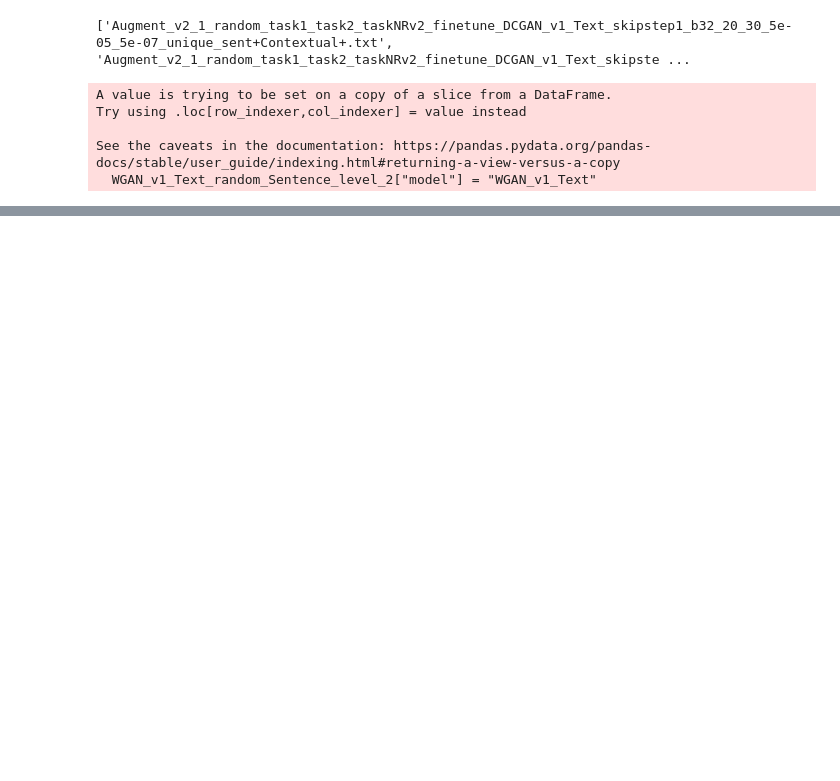
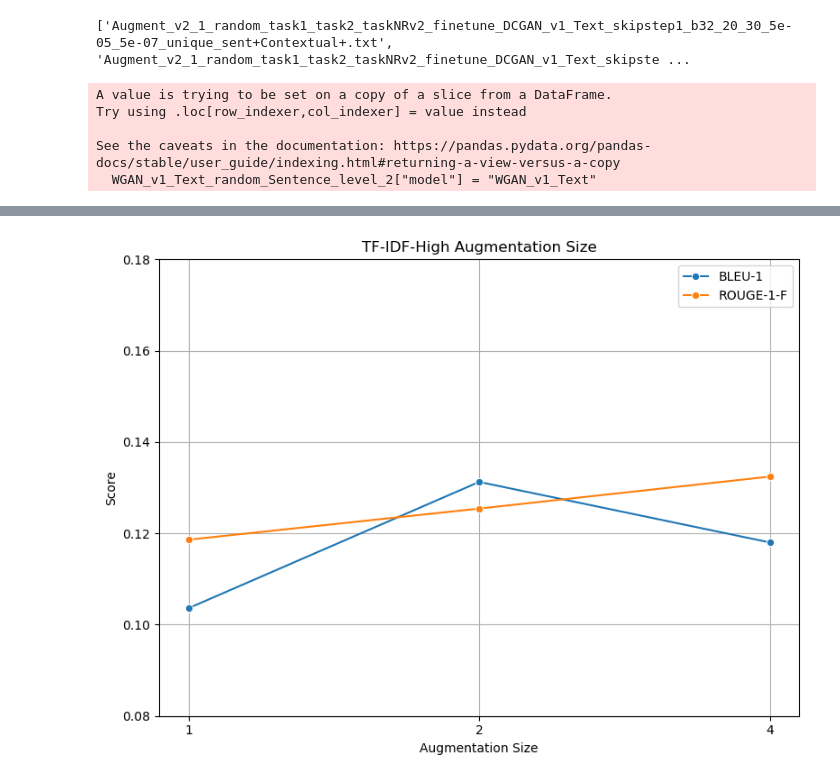
Before and after one commit to NiallMcguire/SIGIR_EEG_GAN, a Jupyter notebook: Development/EEG-To-Text-GAN/Results/EEG-Text-Augmentation.ipynb, the cells around one changed output, grey strips where cells are left out. Drawn from its saved outputs; the diff is of its cells as text; code cells hidden in the pictures; blank space fills up the shorter version.

```diff
--- a/Development/EEG-To-Text-GAN/Results/EEG-Text-Augmentation.ipynb
+++ b/Development/EEG-To-Text-GAN/Results/EEG-Text-Augmentation.ipynb
@@ -130,0 +133,43 @@ plot_generation_level_augmentation_scores("Sentence_Level")
+# %%
+def plot_augmentation_type_augmentation_scores(augmentation_type="random"):
+    augmentation_type_df = final_df[final_df['augmentation_type'] == augmentation_type]
+    one_augmentation_df = augmentation_type_df[augmentation_type_df['augmentation_size'] == "1"]
+    one_augmentation_df_avg_blue = one_augmentation_df['BLEU-1'].mean()
+    one_augmentation_df_avg_rouge = one_augmentation_df['rouge-1-f'].mean()
+
+
+    two_augmentation_df = augmentation_type_df[augmentation_type_df['augmentation_size'] == "2"]
+    two_augmentation_df_avg_blue = two_augmentation_df['BLEU-1'].mean()
+    two_augmentation_df_avg_rouge = two_augmentation_df['rouge-1-f'].mean()
+
+    four_augmentation_df = augmentation_type_df[augmentation_type_df['augmentation_size'] == "4"]
+    four_augmentation_df_avg_blue = four_augmentation_df['BLEU-1'].mean()
+    four_augmentation_df_avg_rouge = four_augmentation_df['rouge-1-f'].mean()
+
+    # Assuming you have already calculated the average scores
+    # Create a DataFrame containing the average scores for each augmentation size
+    data = {
+        'Augmentation Size': ['1', '2', '4'],
+        'BLEU-1': [one_augmentation_df_avg_blue, two_augmentation_df_avg_blue, four_augmentation_df_avg_blue],
+        'ROUGE-1-F': [one_augmentation_df_avg_rouge, two_augmentation_df_avg_rouge, four_augmentation_df_avg_rouge]
+    }
+
+    avg_scores_df = pd.DataFrame(data)
+
+    # Plot the line graph using Seaborn
+    plt.figure(figsize=(8, 6))
+    sns.lineplot(data=avg_scores_df, x='Augmentation Size', y='BLEU-1', label='BLEU-1', marker='o')
+    sns.lineplot(data=avg_scores_df, x='Augmentation Size', y='ROUGE-1-F', label='ROUGE-1-F', marker='o')
+    plt.title(f'{augmentation_type} Augmentation Size')
+    plt.xlabel('Augmentation Size')
+    plt.ylabel('Score')
+    plt.legend()
+    plt.grid(True)
+    plt.ylim(0.08, 0.18)
+    plt.tight_layout()
+    plt.savefig(f'{augmentation_type}_augmentation_size.png')
+    plt.show()
+# %%
+plot_augmentation_type_augmentation_scores("TF-IDF-High")
+# %% [output]
+[figure, added]
```
Also changed, not shown: parts of 4 cells of this notebook.
